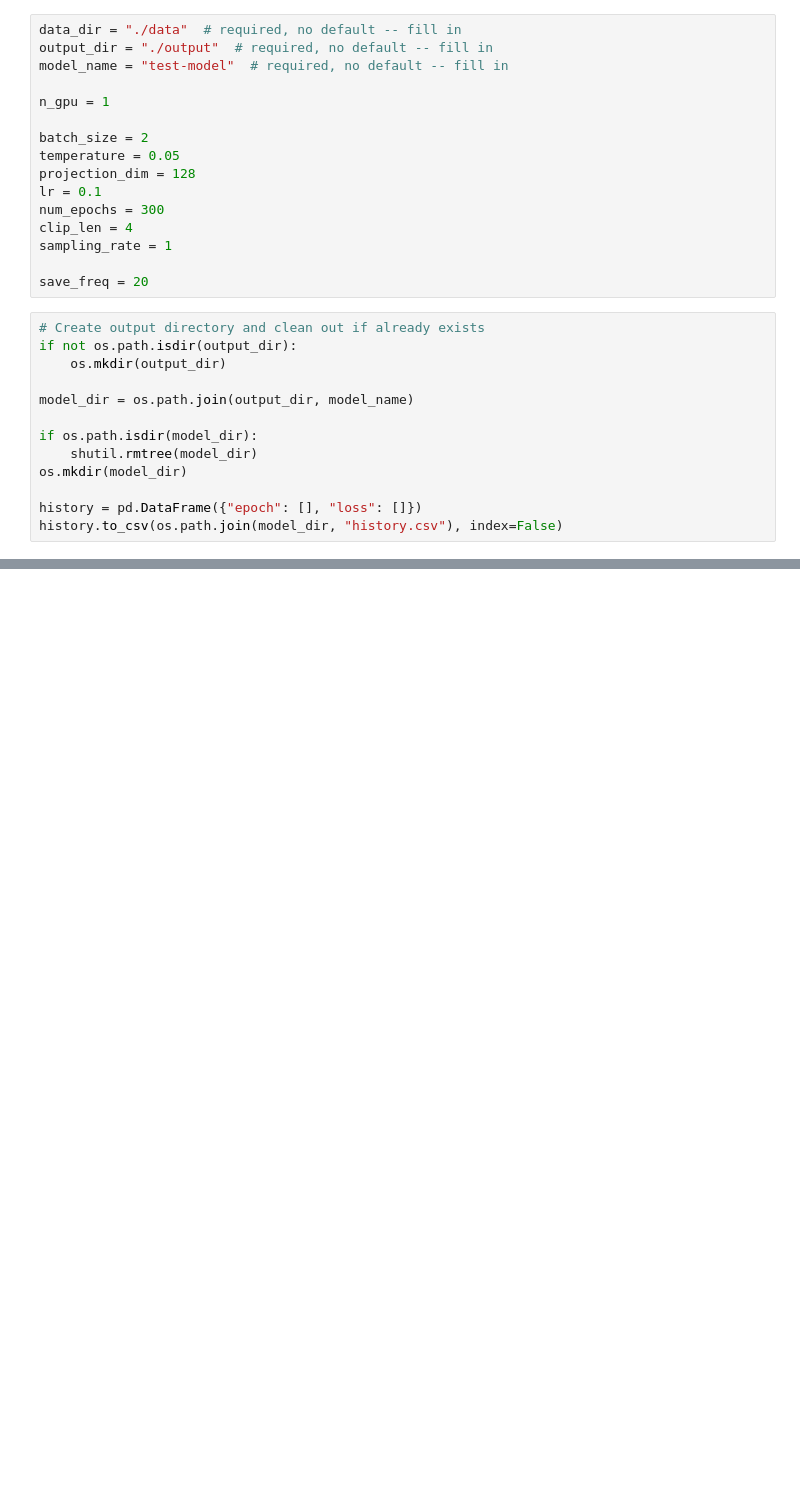
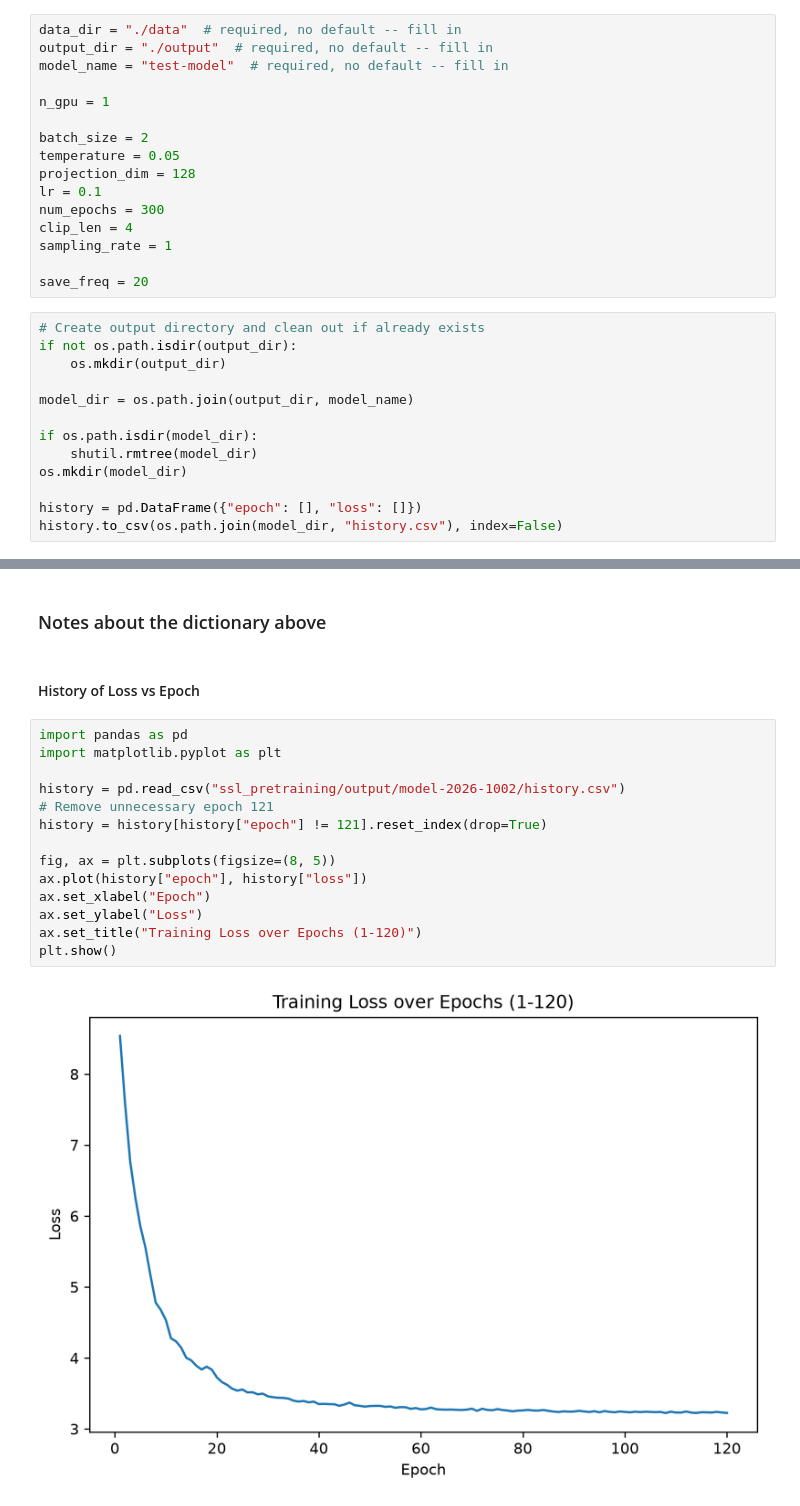
Before and after one commit to howardbaik/echo-severe-as, a Jupyter notebook: ssl_pretraining/demo.ipynb, the cells around one changed output, grey strips where cells are left out. Cells and saved outputs as stored; diff of their text form; blank space fills up the shorter version.

Commit message:
Update demo.ipynb with cell execution outputs

```diff
--- a/ssl_pretraining/demo.ipynb
+++ b/ssl_pretraining/demo.ipynb
@@ -225,0 +310,20 @@ for epoch in range(1, 20 + 1):
+# %% [markdown]
+### Notes about the dictionary above
+# %% [markdown]
+#### History of Loss vs Epoch
+# %%
+import pandas as pd
+import matplotlib.pyplot as plt
+
+history = pd.read_csv("ssl_pretraining/output/model-2026-1002/history.csv")
+# Remove unnecessary epoch 121
+history = history[history["epoch"] != 121].reset_index(drop=True)
+
+fig, ax = plt.subplots(figsize=(8, 5))
+ax.plot(history["epoch"], history["loss"])
+ax.set_xlabel("Epoch")
+ax.set_ylabel("Loss")
+ax.set_title("Training Loss over Epochs (1-120)")
+plt.show()
+# %% [output]
+[figure, added]
```
Also changed, not shown: parts of 13 cells of this notebook.
